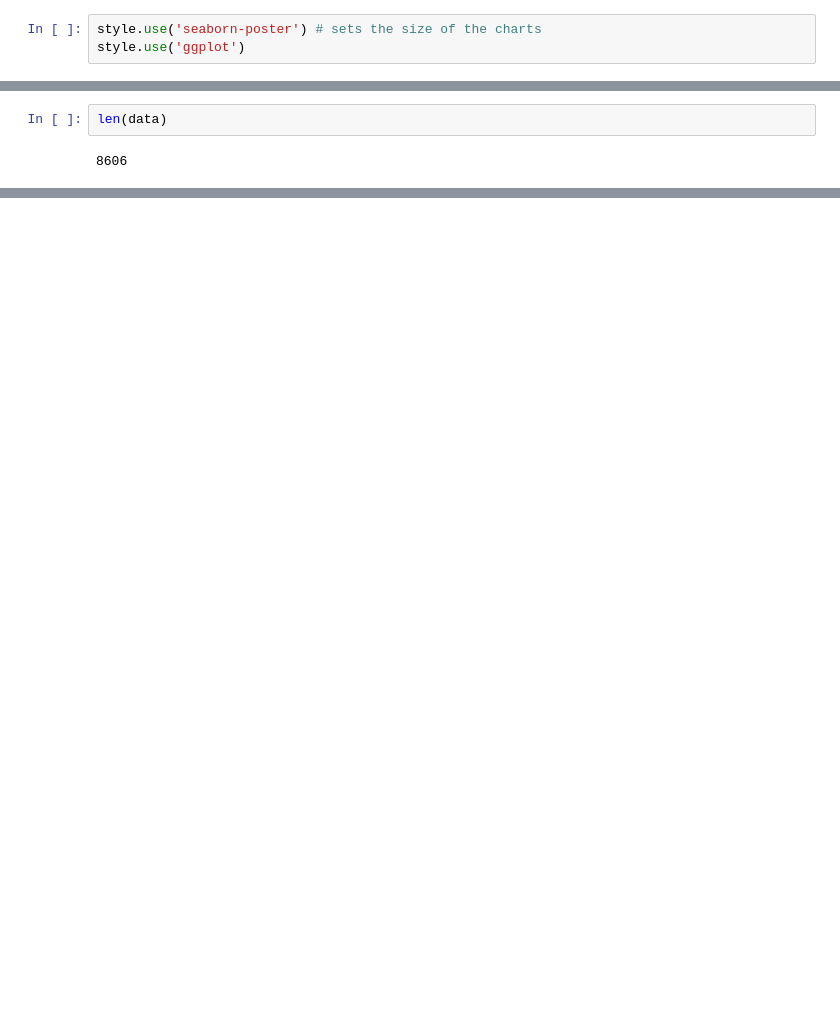
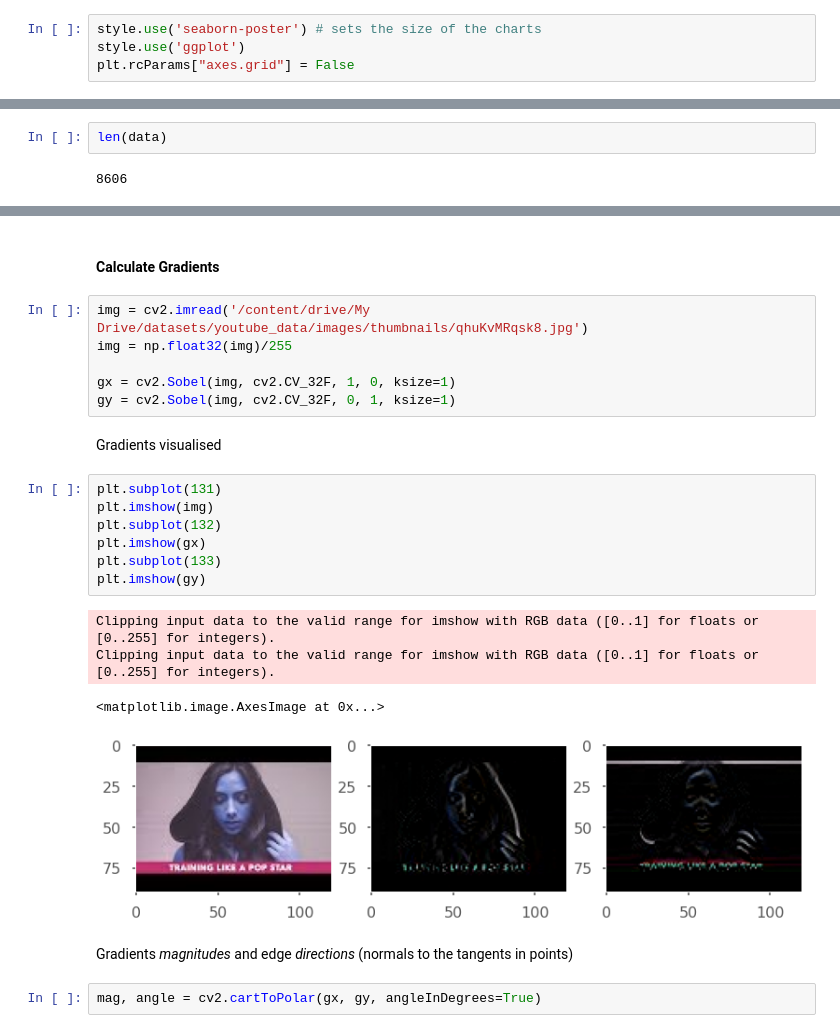
Before and after one commit to marrry/PED_YT, a Jupyter notebook: Checkpoint2.ipynb, the cells around one changed output, grey strips where cells are left out. Drawn from its saved outputs; the diff is of its cells as text; blank space fills up the shorter version.

```diff
--- a/Checkpoint2.ipynb
+++ b/Checkpoint2.ipynb
@@ -18,3 +62,4 @@ from urllib.error import HTTPError
 # %%
 style.use('seaborn-poster') # sets the size of the charts
 style.use('ggplot')
+plt.rcParams["axes.grid"] = False
@@ -77,0 +312,26 @@ Brak zdjęcia nie jest powiązany z atrybutem `video_error_or_removed`.
+# %% [markdown]
+#### Calculate Gradients
+# %%
+img = cv2.imread('/content/drive/My Drive/datasets/youtube_data/images/thumbnails/qhuKvMRqsk8.jpg')
+img = np.float32(img)/255
+
+gx = cv2.Sobel(img, cv2.CV_32F, 1, 0, ksize=1)
+gy = cv2.Sobel(img, cv2.CV_32F, 0, 1, ksize=1)
+# %% [markdown]
+Gradients visualised
+# %%
+plt.subplot(131)
+plt.imshow(img)
+plt.subplot(132)
+plt.imshow(gx)
+plt.subplot(133)
+plt.imshow(gy)
+# %% [output]
+Clipping input data to the valid range for imshow with RGB data ([0..1] for floats or [0..255] for integers).
+Clipping input data to the valid range for imshow with RGB data ([0..1] for floats or [0..255] for integers).
+<matplotlib.image.AxesImage at 0x...>
+[figure, added]
+# %% [markdown]
+Gradients _magnitudes_ and edge _directions_ (normals to the tangents in points)
+# %%
+mag, angle = cv2.cartToPolar(gx, gy, angleInDegrees=True)
```
Also changed, not shown: parts of 115 cells of this notebook.
